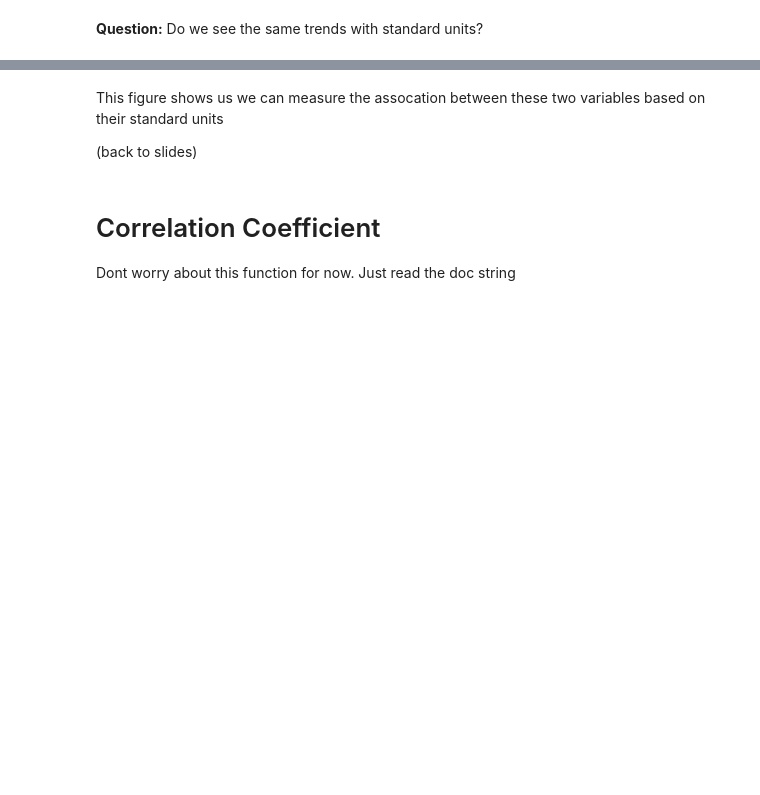
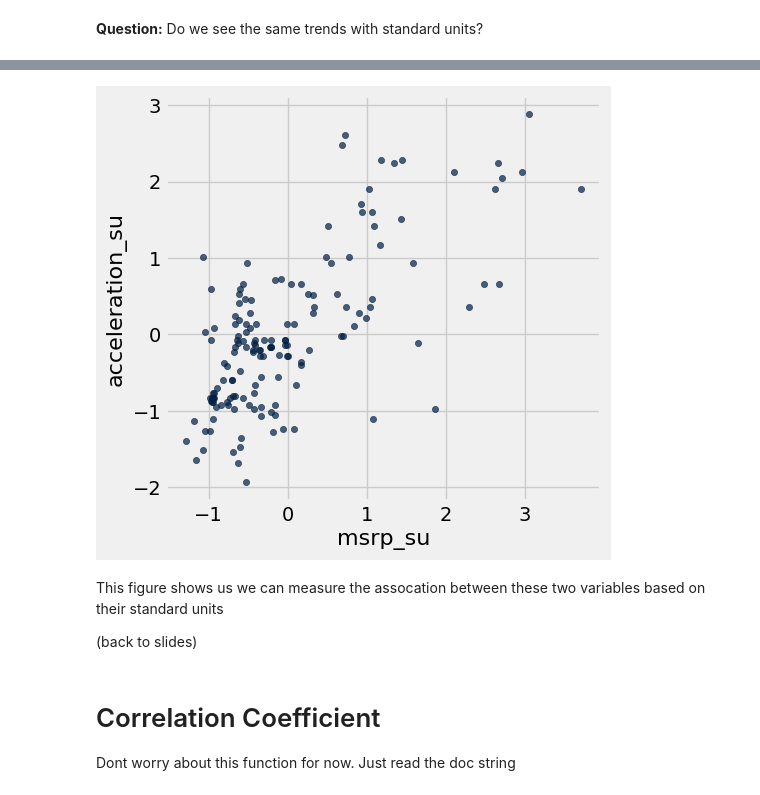
Before and after one commit to BMC-DS-100/materials-sp25, a Jupyter notebook: lec/Lecture_20_completed.ipynb, the cells around one changed output, grey strips where cells are left out. Cells and saved outputs as stored; diff of their text form; code cells hidden in the pictures; blank space fills up the shorter version.

```diff
--- a/lec/Lecture_20_completed.ipynb
+++ b/lec/Lecture_20_completed.ipynb
@@ -20,7 +20,7 @@ Remember: `z = (value - average)/SD`
 # %%
 def standard_units(x):
     """Convert array x to standard units."""
-    return ...
+    return (x - np.mean(x))/np.std(x)
 # %%
 curr_values = make_array(2, 3, 3, 9)
 standard_units(curr_values), np.average(curr_values), np.std(curr_values)
@@ -96,3 +159,13 @@ def standard_units(x):
+# %%
+#hybrids.select("msrp", "acceleration").scatter("msrp")
+
+#hybrids.apply(standard_units, "msrp") #
+hybrids = hybrids.with_columns("msrp_su", standard_units(hybrids.column("msrp")),
+                      "acceleration_su", standard_units(hybrids.column("acceleration")))
+# %%
+hybrids.select("msrp_su", "acceleration_su").scatter("msrp_su")
+# %% [output]
+[figure, added]
 # %% [markdown]
 This figure shows us we can measure the assocation between these two variables based on their standard units
 
```
Also changed, not shown: parts of 52 cells of this notebook.
